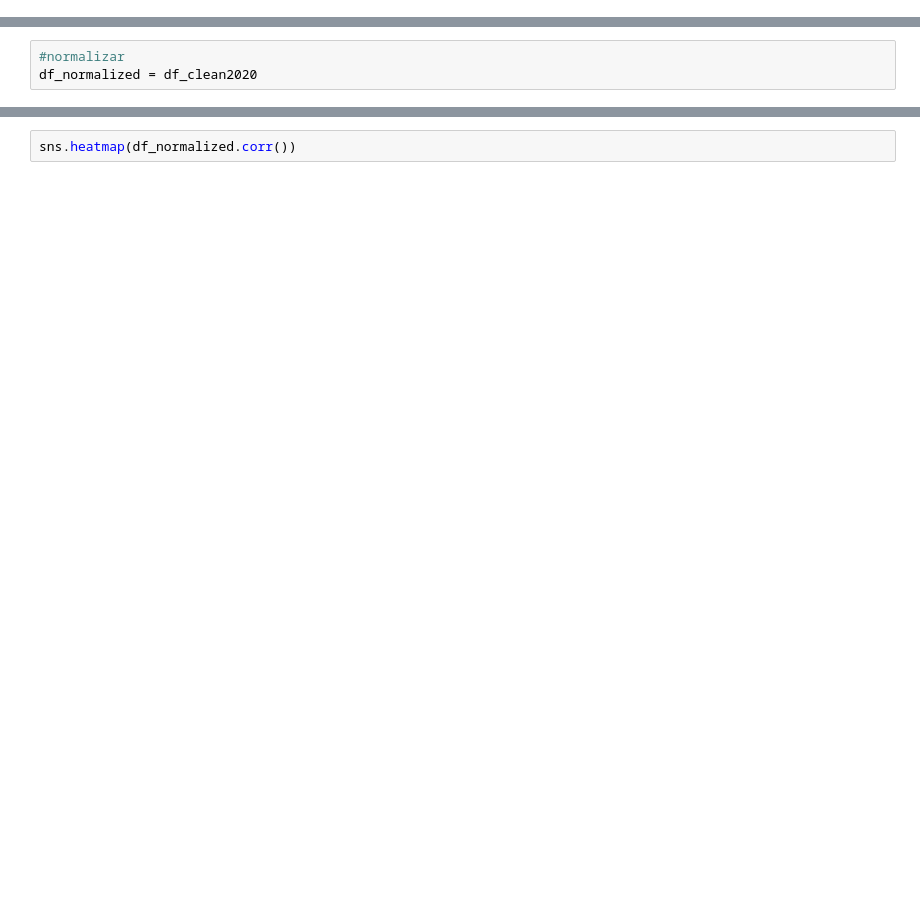
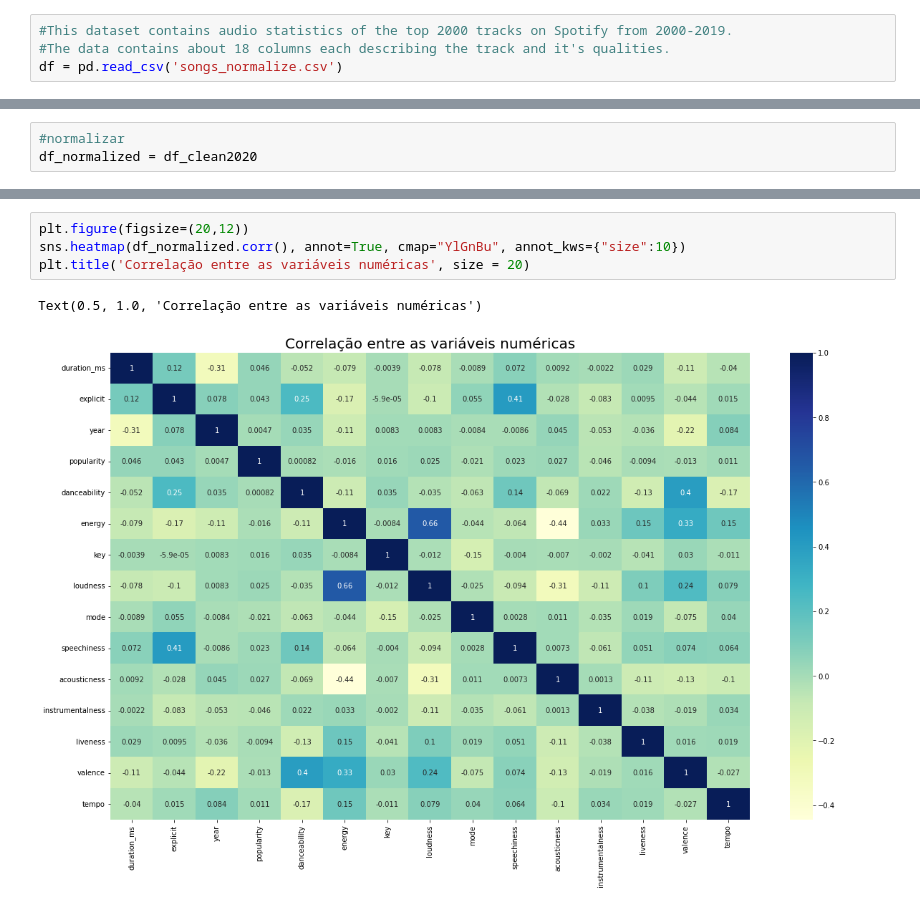
Before and after one commit to alexfloripavieira/neo-evolution-project-group-3, a Jupyter notebook: project-group-3.ipynb, the cells around one changed output, grey strips where cells are left out. Saved outputs shown, nothing was run; the diff lists cells and outputs as text; blank space fills up the shorter version.

```diff
--- a/project-group-3.ipynb
+++ b/project-group-3.ipynb
@@ -20,3 +18,7 @@ df = pd.read_csv('../neo-evolution-project-group-3/songs_normalize.csv')
+# %%
+#This dataset contains audio statistics of the top 2000 tracks on Spotify from 2000-2019.
+#The data contains about 18 columns each describing the track and it's qualities.
+df = pd.read_csv('songs_normalize.csv')
 # %% [markdown]
 #Exploração dos dados
 # %%
@@ -89,4 +279,9 @@ df_normalized.corr()
-# %%
-sns.heatmap(df_normalized.corr())
+# %%
+plt.figure(figsize=(20,12))
+sns.heatmap(df_normalized.corr(), annot=True, cmap="YlGnBu", annot_kws={"size":10})
+plt.title('Correlação entre as variáveis numéricas', size = 20)
+# %% [output]
+Text(0.5, 1.0, 'Correlação entre as variáveis numéricas')
+[figure, added]
 # %%
 sns.pairplot(df_normalized[['danceability', 'valence']])
```
Also changed, not shown: parts of 45 cells of this notebook.
